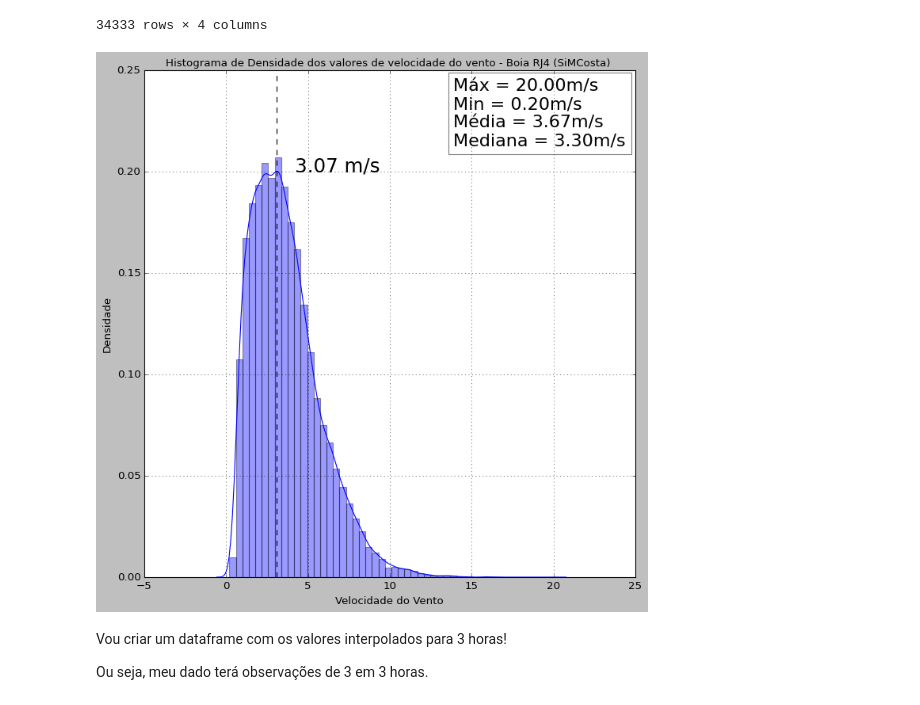
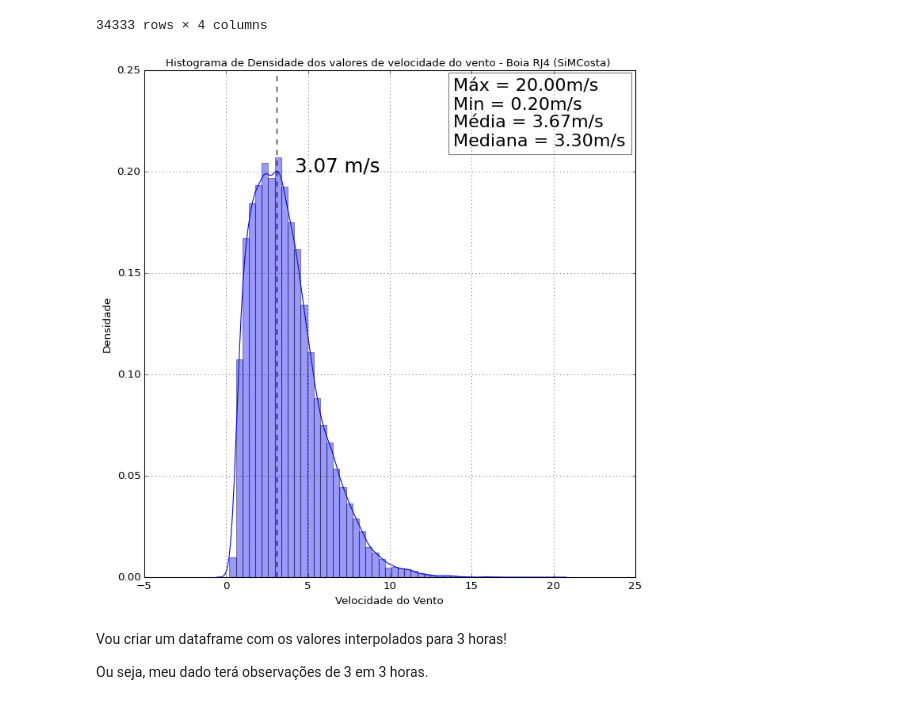
Before and after one commit to jonatanriq/oceanografia, a Jupyter notebook: analise_simcosta_ipanema.ipynb, the cells around one changed output. Cells and saved outputs as stored; diff of their text form; code cells hidden in the pictures.

```diff
--- a/analise_simcosta_ipanema.ipynb
+++ b/analise_simcosta_ipanema.ipynb
@@ -144,34 +145,35 @@ import seaborn as sns
 import numpy as np
 from matplotlib.patches import Rectangle
 
 
 boia = dados
 
 fig, ax = plt.subplots(figsize=(10,10))
+fig.patch.set_color('white')
 
 histograma = sns.distplot(ventos['Avg_Wnd_Sp'][ventos.index < '2020-01'],norm_hist=True)
 ax.set_ylabel('Densidade', fontsize=12)
 ax.set_xlabel('Velocidade do Vento', fontsize=12)
 ax.set_title('Histograma de Densidade dos valores de velocidade do vento - Boia RJ4 (SiMCosta) ', fontsize=12)
 
 x,y = histograma.get_lines()[0].get_data()
 plt.axvline(x=x[np.argmax(y)],color='k',linestyle='--',linewidth=1)
 plt.text(x[np.argmax(y)],np.max(y),f'   {x[np.argmax(y)]:.2f} m/s',fontsize=22)
 # plt.text(2.63, 1.3-0.02, f'Média = {boia_interp.mean():.2f}m', fontsize=12)
 # plt.text(2.63, 1.26-0.02, f'Mediana = {boia_interp.median():.2f}m', fontsize=12)
 # plt.text(2.63, 1.22-0.02, f'Máx = {boia_interp.max():.2f}m', fontsize=12)
 # plt.text(2.63, 1.18-0.02, f'Min = {boia_interp.min():.2f}m', fontsize=12)
 
 textstr = (f'Máx = {ventos.Avg_Wnd_Sp.max():.2f}m/s\nMin = {ventos.Avg_Wnd_Sp.min():.2f}m/s\nMédia = {ventos.Avg_Wnd_Sp.mean():.2f}m/s\nMediana = {ventos.Avg_Wnd_Sp.median():.2f}m/s')
 props = dict(boxstyle='square', alpha=0.5, facecolor='none')
 
 ax.text(0.63, 0.985, textstr, transform=ax.transAxes, fontsize=20,
         verticalalignment='top', bbox=props)
 
 plt.grid()
 plt.show()
 # %% [output]
-[figure, old version]
+[figure, new version]
 # %% [markdown]
 Vou criar um dataframe com os valores interpolados para 3 horas!
 
```
Also changed, not shown: parts of 20 cells of this notebook.
